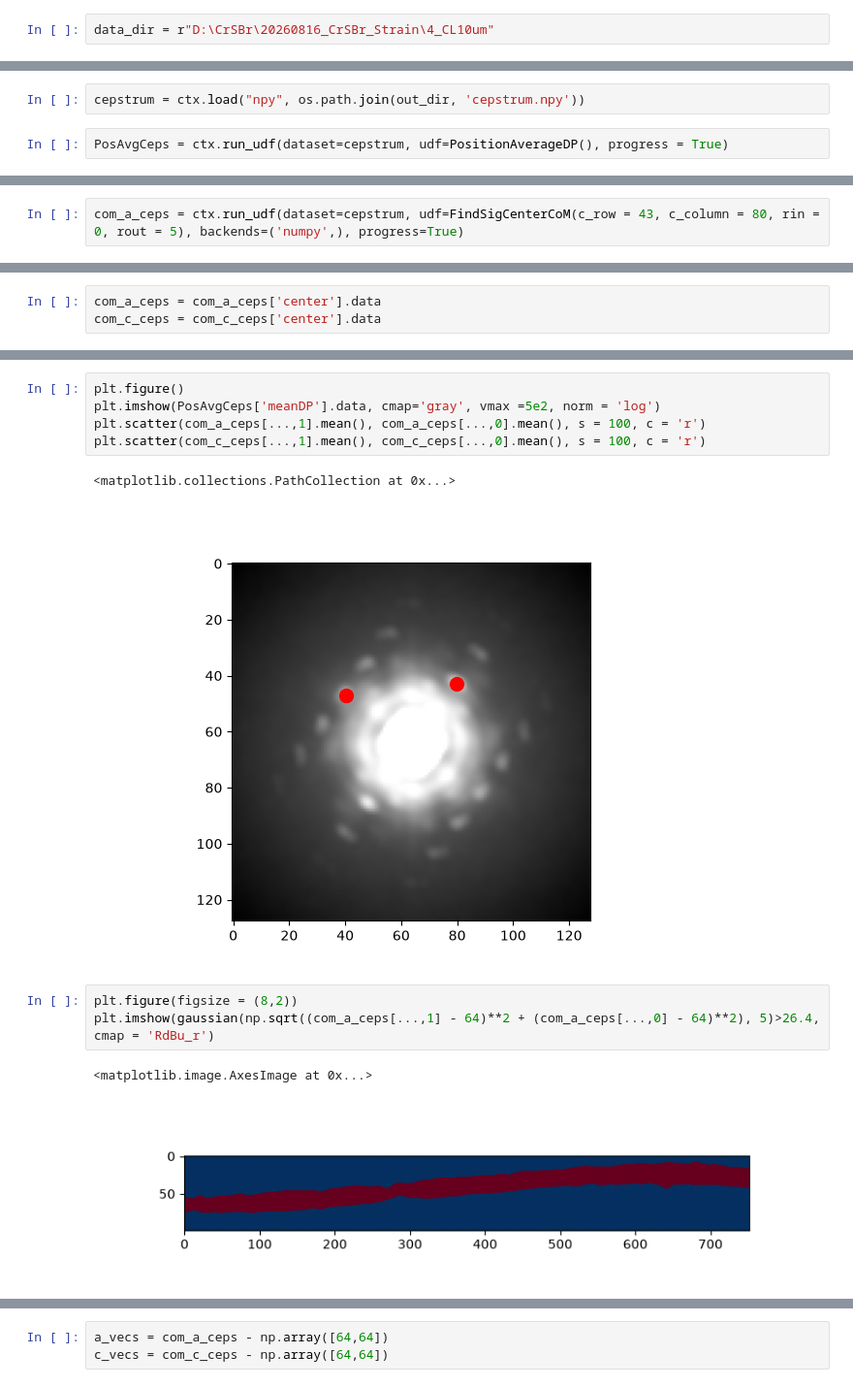
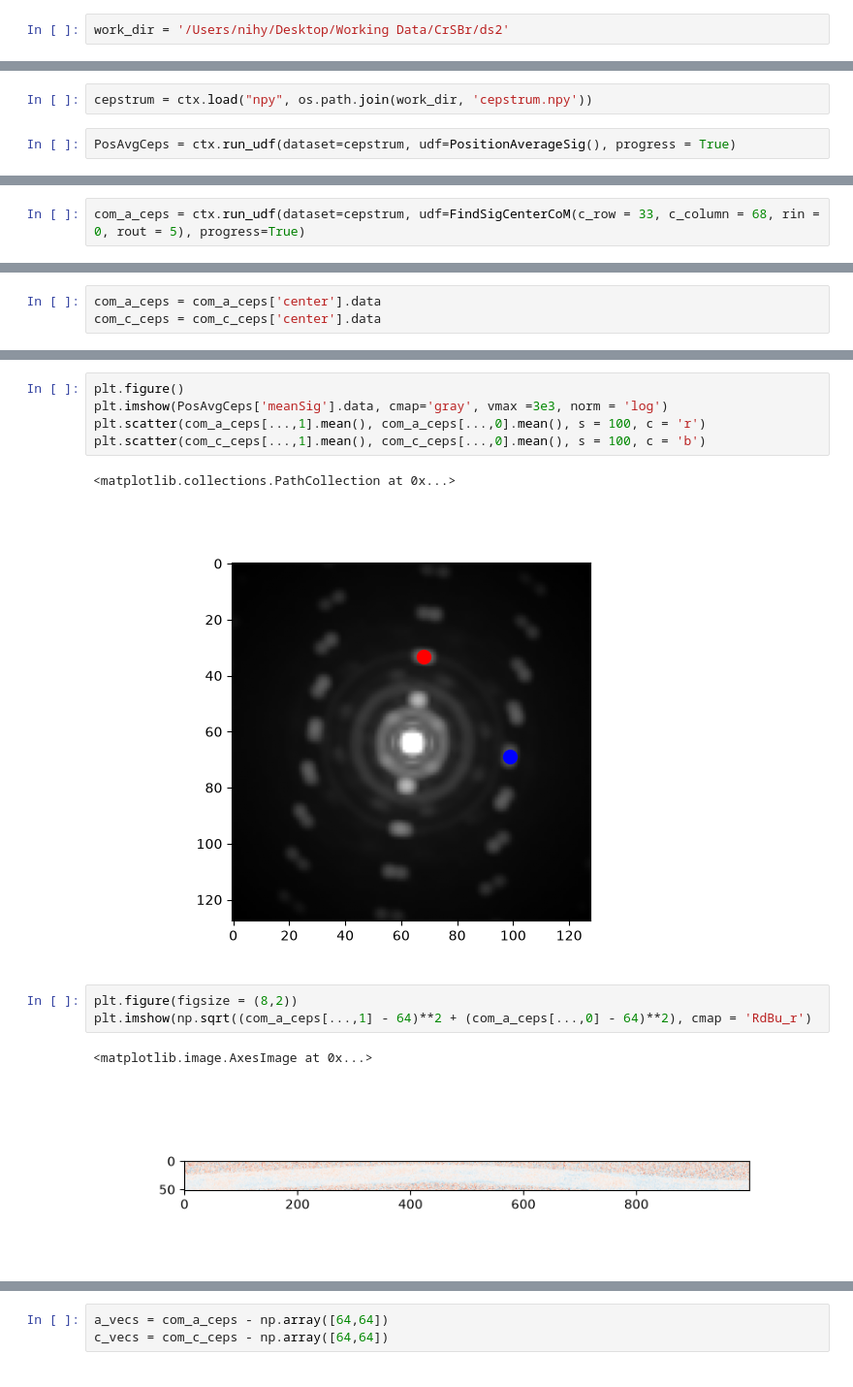
Before and after one commit to Shephardnihy/stem_analysis, a Jupyter notebook: dev/4d_STEM_analysis_test.ipynb, the cells around one changed output, grey strips where cells are left out. Shown at 97% size. Drawn from its saved outputs; the diff is of its cells as text.

```diff
--- a/dev/4d_STEM_analysis_test.ipynb
+++ b/dev/4d_STEM_analysis_test.ipynb
@@ -52,5 +62,5 @@ class VirtualFieldImaging(UDF):
 # %%
 import os
 # %%
-data_dir = r"D:\CrSBr\20260816_CrSBr_Strain\4_CL10um"
+work_dir = '/Users/nihy/Desktop/Working Data/CrSBr/ds2'
 # %%
@@ -158,6 +180,6 @@ ctx = lt.Context()
 # %%
-cepstrum = ctx.load("npy", os.path.join(out_dir, 'cepstrum.npy'))
+cepstrum = ctx.load("npy", os.path.join(work_dir, 'cepstrum.npy'))
 # %%
-PosAvgCeps = ctx.run_udf(dataset=cepstrum, udf=PositionAverageDP(), progress = True)
+PosAvgCeps = ctx.run_udf(dataset=cepstrum, udf=PositionAverageSig(), progress = True)
 # %%
 plt.figure()
@@ -195,5 +217,5 @@ class FindSigCenterCoM(UDF):
 
         self.results.center[:] =  com
 # %%
-com_a_ceps = ctx.run_udf(dataset=cepstrum, udf=FindSigCenterCoM(c_row = 43, c_column = 80, rin = 0, rout = 5), backends=('numpy',), progress=True)
+com_a_ceps = ctx.run_udf(dataset=cepstrum, udf=FindSigCenterCoM(c_row = 33, c_column = 68, rin = 0, rout = 5), progress=True)
 # %%
@@ -208,16 +230,16 @@ com_a_ceps.min(), com_a_ceps.max()
 # %%
 plt.figure()
-plt.imshow(PosAvgCeps['meanDP'].data, cmap='gray', vmax =5e2, norm = 'log')
+plt.imshow(PosAvgCeps['meanSig'].data, cmap='gray', vmax =3e3, norm = 'log')
 plt.scatter(com_a_ceps[...,1].mean(), com_a_ceps[...,0].mean(), s = 100, c = 'r')
-plt.scatter(com_c_ceps[...,1].mean(), com_c_ceps[...,0].mean(), s = 100, c = 'r')
+plt.scatter(com_c_ceps[...,1].mean(), com_c_ceps[...,0].mean(), s = 100, c = 'b')
 # %% [output]
 <matplotlib.collections.PathCollection at 0x...>
-[figure, old version]
+[figure, new version]
 # %%
 plt.figure(figsize = (8,2))
-plt.imshow(gaussian(np.sqrt((com_a_ceps[...,1] - 64)**2 + (com_a_ceps[...,0] - 64)**2), 5)>26.4, cmap = 'RdBu_r')
+plt.imshow(np.sqrt((com_a_ceps[...,1] - 64)**2 + (com_a_ceps[...,0] - 64)**2), cmap = 'RdBu_r')
 # %% [output]
 <matplotlib.image.AxesImage at 0x...>
-[figure, old version]
+[figure, new version]
 # %%
 plt.figure(figsize = (8,2))
```
Also changed, not shown: parts of 37 cells of this notebook, 9 other files.
